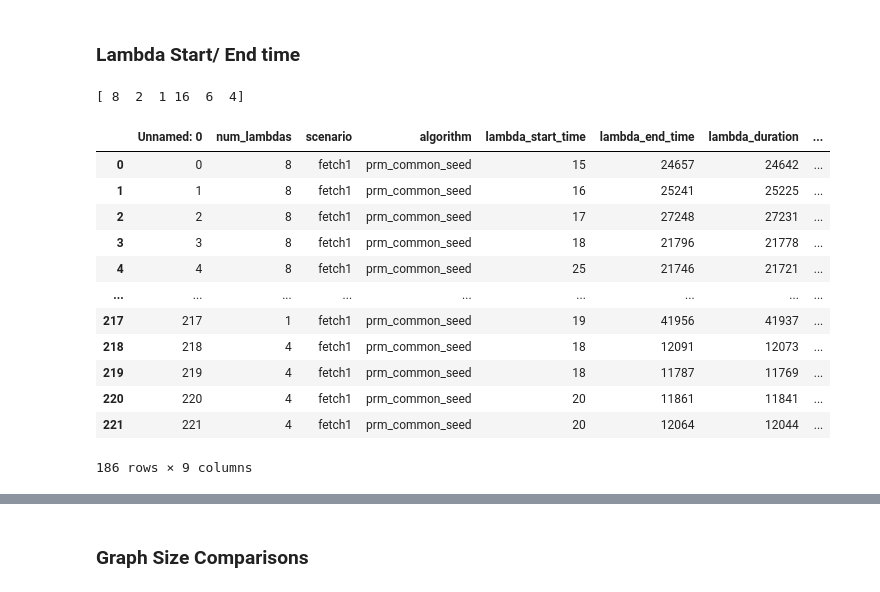
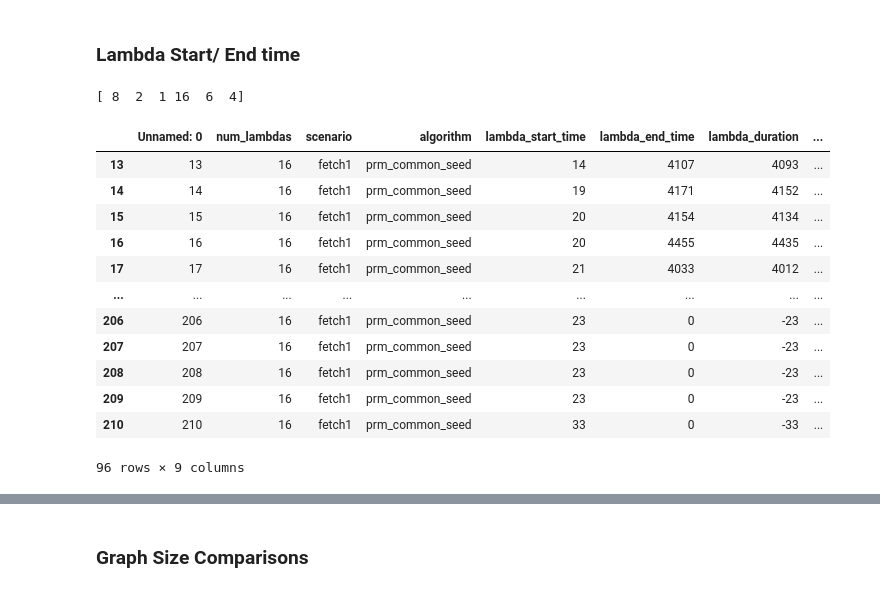
Before and after one commit to cryingpotat0/graph_mplambda, a Jupyter notebook: scripts/plotting.ipynb, the cells around one changed output, grey strips where cells are left out. Saved outputs shown, nothing was run; the diff lists cells and outputs as text; code cells hidden in the pictures.

```diff
--- a/scripts/plotting.ipynb
+++ b/scripts/plotting.ipynb
@@ -12,7 +12,7 @@ import matplotlib
 import matplotlib.pyplot as plt
 # %%
 global_palette = "tab10"#["#9b59b6", "#3498db", "#95a5a6", "#e74c3c", "#34495e", "#2ecc71"][:5]
-ROOT = "../build/outputs"
+ROOT = "../build/sync_work_sharing_outputs"
 # algorithm_names = {"prm_fixed_graph": "PRM Fixed Graph", "prm_common_seed": "PRM Common Seed"}
 algorithm_names = {"prm_common_seed": "PRM Common Seed"}
 # algorithm_names = {"prm_fixed_graph": "PRM Fixed Graph"}
@@ -22,28 +22,28 @@ scenario = "fetch1"
 # %%
 df = pd.read_csv("{}/lambda_start_end_times.csv".format(ROOT))
 print(df["num_lambdas"].unique())
-plot_lambdas = sorted([1, 2, 4, 8, 16])
+plot_lambdas = sorted([16])
 plot_lambdas_id = "-".join(str(first) for first in plot_lambdas)
 SAVE_ROOT = "{}/{}/{}/{}/{}".format(ROOT, "figs", scenario, ",".join(sorted(algorithm_names.keys())), plot_lambdas_id) #ROOT + "/" + plot_pairs_id
 os.makedirs(SAVE_ROOT)
 df = df[df["num_lambdas"].isin(plot_lambdas)]
 df = df[df["scenario"] == scenario]
 df
 # %% [output]
 [ 8  2  1 16  6  4]
 |  | Unnamed: 0 | num_lambdas | scenario | algorithm | lambda_start_time | lambda_end_time | lambda_duration | ... |
-| 0 | 0 | 8 | fetch1 | prm_common_seed | 15 | 24657 | 24642 | ... |
-| 1 | 1 | 8 | fetch1 | prm_common_seed | 16 | 25241 | 25225 | ... |
-| 2 | 2 | 8 | fetch1 | prm_common_seed | 17 | 27248 | 27231 | ... |
-| 3 | 3 | 8 | fetch1 | prm_common_seed | 18 | 21796 | 21778 | ... |
-| 4 | 4 | 8 | fetch1 | prm_common_seed | 25 | 21746 | 21721 | ... |
+| 13 | 13 | 16 | fetch1 | prm_common_seed | 14 | 4107 | 4093 | ... |
+| 14 | 14 | 16 | fetch1 | prm_common_seed | 19 | 4171 | 4152 | ... |
+| 15 | 15 | 16 | fetch1 | prm_common_seed | 20 | 4154 | 4134 | ... |
+| 16 | 16 | 16 | fetch1 | prm_common_seed | 20 | 4455 | 4435 | ... |
+| 17 | 17 | 16 | fetch1 | prm_common_seed | 21 | 4033 | 4012 | ... |
 | ... | ... | ... | ... | ... | ... | ... | ... | ... |
-| 217 | 217 | 1 | fetch1 | prm_common_seed | 19 | 41956 | 41937 | ... |
-| 218 | 218 | 4 | fetch1 | prm_common_seed | 18 | 12091 | 12073 | ... |
-| 219 | 219 | 4 | fetch1 | prm_common_seed | 18 | 11787 | 11769 | ... |
-| 220 | 220 | 4 | fetch1 | prm_common_seed | 20 | 11861 | 11841 | ... |
-| 221 | 221 | 4 | fetch1 | prm_common_seed | 20 | 12064 | 12044 | ... |
+| 206 | 206 | 16 | fetch1 | prm_common_seed | 23 | 0 | -23 | ... |
+| 207 | 207 | 16 | fetch1 | prm_common_seed | 23 | 0 | -23 | ... |
+| 208 | 208 | 16 | fetch1 | prm_common_seed | 23 | 0 | -23 | ... |
+| 209 | 209 | 16 | fetch1 | prm_common_seed | 23 | 0 | -23 | ... |
+| 210 | 210 | 16 | fetch1 | prm_common_seed | 33 | 0 | -33 | ... |
-186 rows × 9 columns
+96 rows × 9 columns
 # %%
 for (graph_size, num_sample), group in df.groupby(["graph_size", "num_samples"]):
     group = group.reset_index()
```
Also changed, not shown: parts of 1 cell of this notebook, 3 other files.
